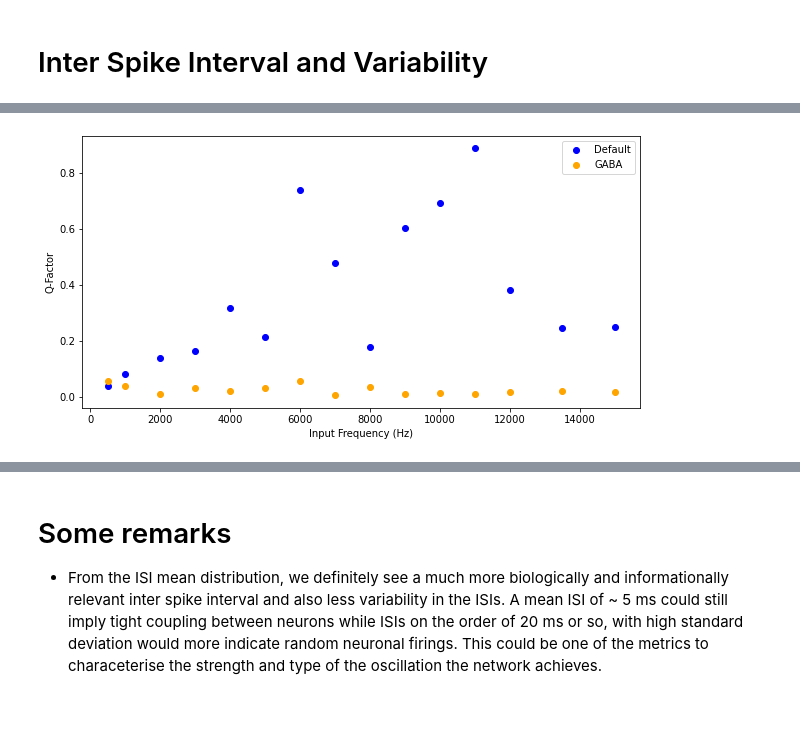
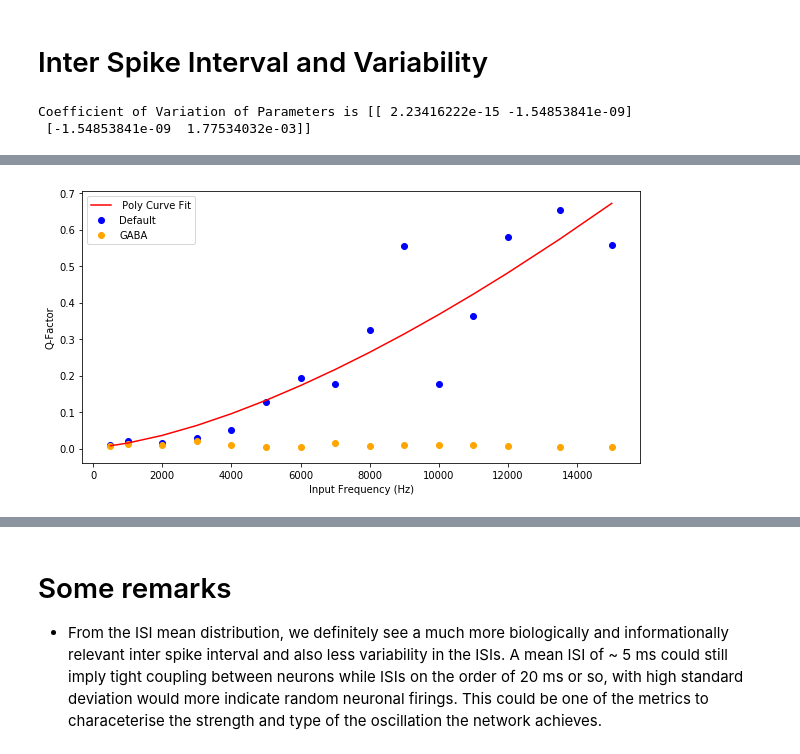
Before and after one commit to debapratimj/Inter-Net, a Jupyter notebook: Plots-Cleaned.ipynb, the cells around one changed output, grey strips where cells are left out. Saved outputs shown, nothing was run; the diff lists cells and outputs as text; code cells hidden in the pictures; blank space fills up the shorter version.

Commit message:
Run for 5 secs, add Q factor curve fit

```diff
--- a/Plots-Cleaned.ipynb
+++ b/Plots-Cleaned.ipynb
@@ -346,7 +343,7 @@ def plot_all(time, signal, Spike_Mon, sim_dur, input_freq):
     plt.suptitle('Input Frequency f = %s ' % input_freq )
     return f , sFFT , f_mean
 # %%
-def simulation_and_plots(input_freqency, simulation_duration=1000*ms, tau_d_i=1.2*ms, g_peak_i=5*nS):
+def simulation_and_plots(input_freqency, simulation_duration=5000*ms, tau_d_i=1.2*ms, g_peak_i=5*nS):
     start_scope()
 
     State_Mon, Spike_Mon, Rate_Mon = do_simulation(simulation_duration, input_freqency, tau_d_i, g_peak_i)
@@ -371,7 +368,7 @@ def master_run(input_freq, Qs, f_peaks, f_means , input_freqs, cv_old , initial
 
     GABA = 0  # NO GABA
 
-    _,isi_array,_,_,_,  Q , f_peak,  f_mean = simulation_and_plots(input_freq, 1000*ms);
+    _,isi_array,_,_,_,  Q , f_peak,  f_mean = simulation_and_plots(input_freq, 5000*ms);
     if initial:
         cv = cvar(isi_array,input_freq,GABA)
     else:
@@ -391,6 +388,12 @@ def master_run(input_freq, Qs, f_peaks, f_means , input_freqs, cv_old , initial
     Qs, f_peaks, f_means , input_freqs = append_vals(Qs, f_peaks, f_means,input_freqs, Q , f_peak,  f_mean, input_freq, GABA)
 
     return cv , Qs, f_peaks, f_means , input_freqs
+
+def q_poly(x,a, b):
+    return a*x**(3/2)  + b
+
+def q_sigmoid(x,a,b,c,d):
+    return a+ b/(1 + c*np.exp(-d*x))
 # %%
 #initialise arrays for GABA and no GABA
 Qs, f_peaks, f_means, input_freqs = [[] , []] , [[] , []] , [[] , []] , [[] , []]
@@ -686,10 +680,21 @@ plt.xlabel('Input Frequency (Hz)');
 plt.ylabel('CV');
 
 
-# Q- Factor Plot
+# Q- Factor Plot with Curve Fit
+xx = array(input_freqs[0])
+yy = array(np.squeeze(Qs[0]))
+
+# Polynomial Fit
+
+params ,cov_poly = curve_fit(q_poly ,xx, yy)
+a, b = params[0], params[1]
+q_poly_fit = a*np.array(input_freqs[0])**(3/2) + b
+
+
 fig =plt.figure(figsize=(10,5))
 plt.scatter(input_freqs[0] ,Qs[0] , color='blue',label='Default')
 plt.scatter(input_freqs[0] ,Qs[1],color='orange',label='GABA')
+plt.plot(input_freqs[0] , q_poly_fit , '-r' , label = ' Poly Curve Fit')
 plt.legend()
 plt.xlabel('Input Frequency (Hz)');
 plt.ylabel('Q-Factor');
@@ -713,4 +718,7 @@ plt.scatter(input_freqs[0], np.array(f_peaks[1]) - np.array(f_means[1]),marker =
 plt.legend()
 plt.xlabel('Input Frequency (Hz)');
 plt.ylabel('Network-Unit Frequency Difference');
+print('Coefficient of Variation of Parameters is %s' %cov)
 # %% [output]
+Coefficient of Variation of Parameters is [[ 2.23416222e-15 -1.54853841e-09]
+ [-1.54853841e-09  1.77534032e-03]]
@@ -718 +726 @@ plt.ylabel('Network-Unit Frequency Difference');
-[figure, old version]
+[figure, new version]
```
Also changed, not shown: parts of 19 cells of this notebook.
